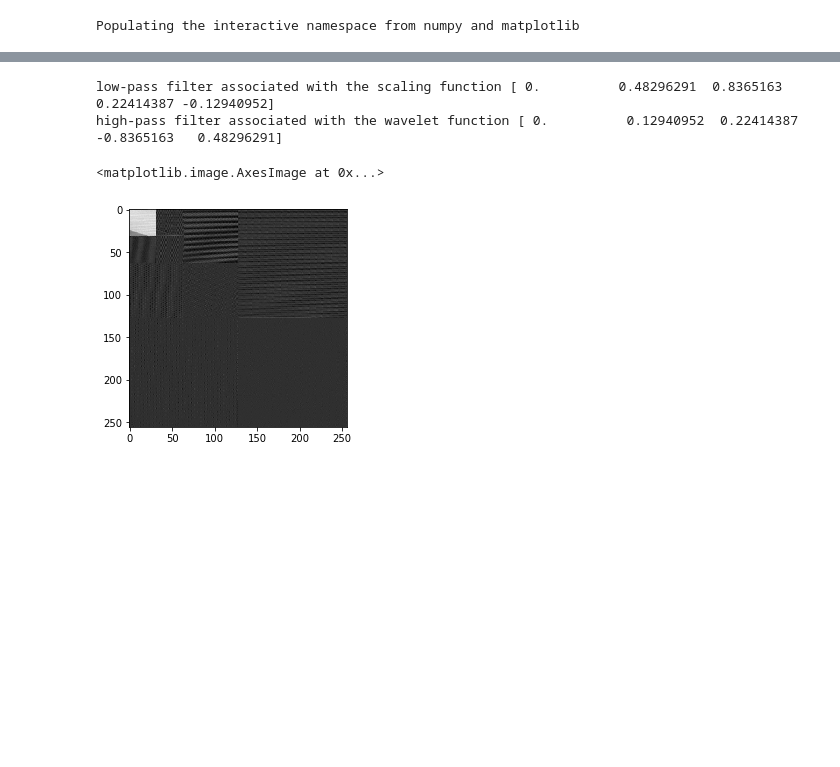
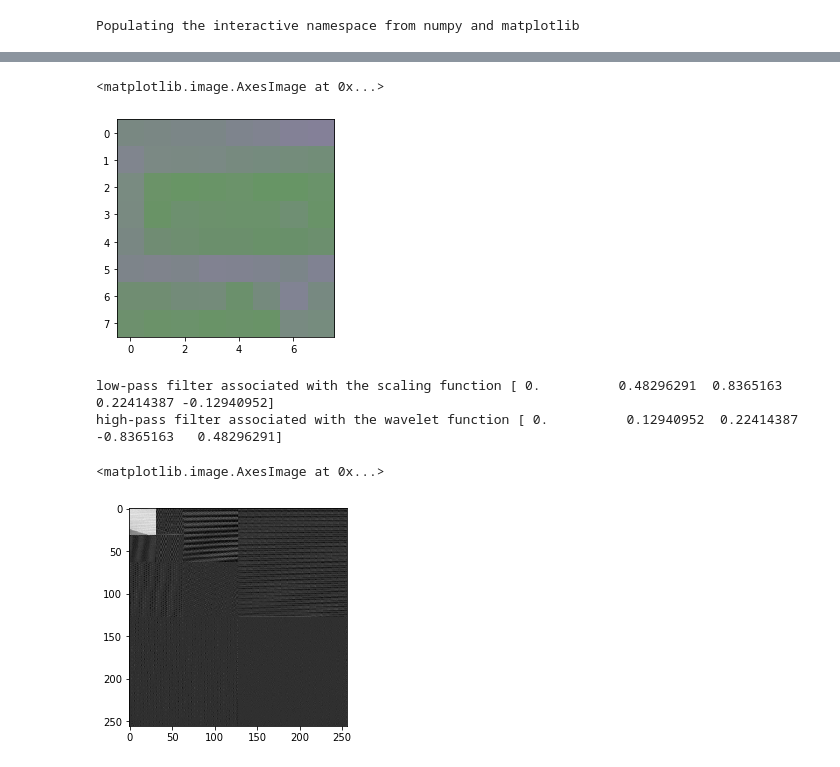
Before and after one commit to Eradan94/JPEG2000, a Jupyter notebook: jpeg2000.ipynb, the cells around one changed output, grey strips where cells are left out. Cells and saved outputs as stored; diff of their text form; code cells hidden in the pictures; blank space fills up the shorter version.

```diff
--- a/jpeg2000.ipynb
+++ b/jpeg2000.ipynb
@@ -31,3 +74,49 @@ image0 = np.copy(image)
+# %%
+# Step 3 : Convert to YUV
+def RGBtoYUV(px):
+    # SO version
+    R = px[0]
+    G = px[1]
+    B = px[2]
+    Y =  0.257 * R + 0.504 * G + 0.098 * B +  16
+    U = -0.148 * R - 0.291 * G + 0.439 * B + 128
+    V =  0.439 * R - 0.368 * G - 0.071 * B + 128
+
+    return [Y, U, V]
+
+def YUVtoRGB(px):
+    # SO version
+    Y = px[0] - 16;
+    U = px[1] - 128;
+    V = px[2] - 128;
+    R = 1.164 * Y             + 1.596 * V;
+    G = 1.164 * Y - 0.392 * U - 0.813 * V;
+    B = 1.164 * Y + 2.017 * U;
+
+    return [R, G, B]
+
+def matRGBtoYUV(mat):
+    for i in range(8):
+        for j in range(8):
+            mat[i][j] = RGBtoYUV(mat[i][j])
+
+def matYUVtoRGB(mat):
+    for i in range(8):
+        for j in range(8):
+            mat[i][j] = YUVtoRGB(mat[i][j])
+
+for i in range(divided.shape[0]):
+    for j in range(divided.shape[1]):
+        matRGBtoYUV(divided[i][j])
+
+for i in range(divided.shape[0]):
+    for j in range(divided.shape[1]):
+        matYUVtoRGB(divided[i][j])
+
+plt.imshow(divided[7][1].astype('uint8'))
+# %% [output]
+<matplotlib.image.AxesImage at 0x...>
+[figure, added]
 # %%
 # Step 2 : subsampling the image
 def subsampling(x, d):
```
Also changed, not shown: parts of 5 cells of this notebook.
